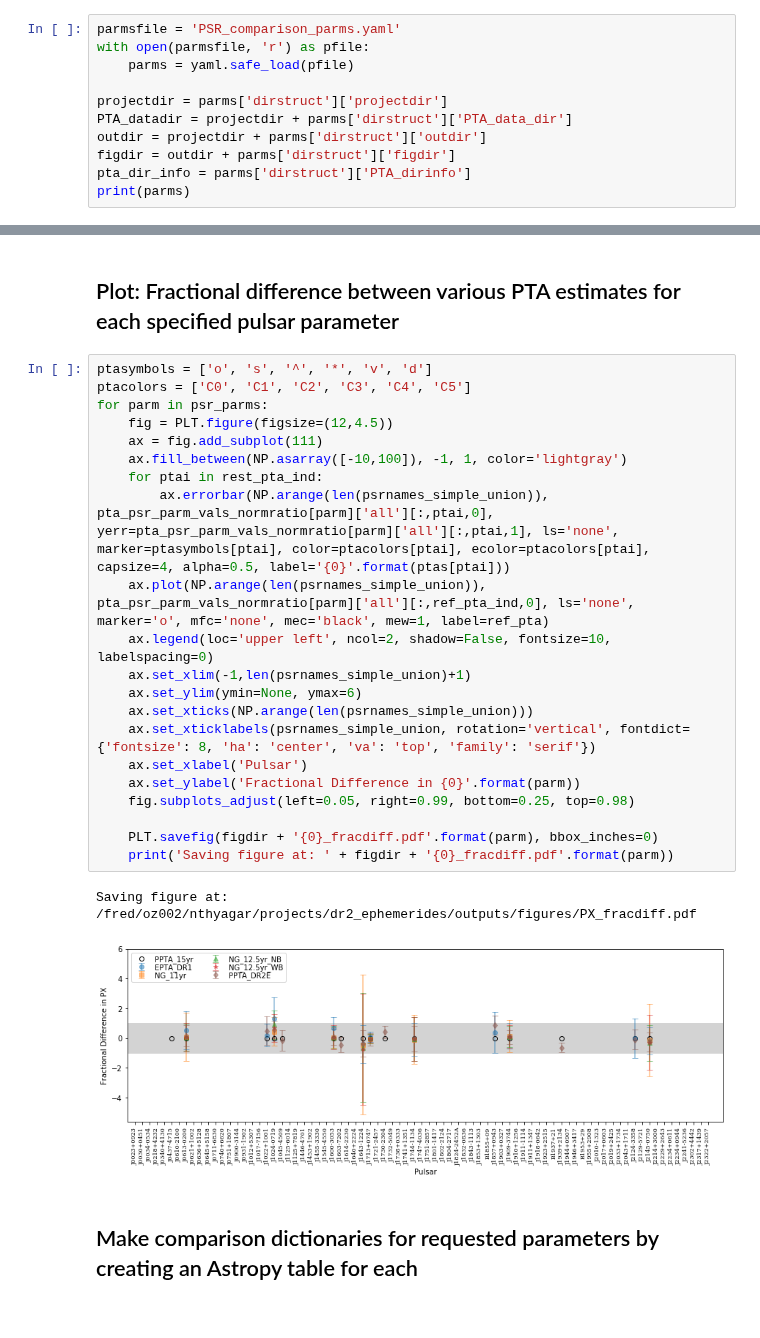
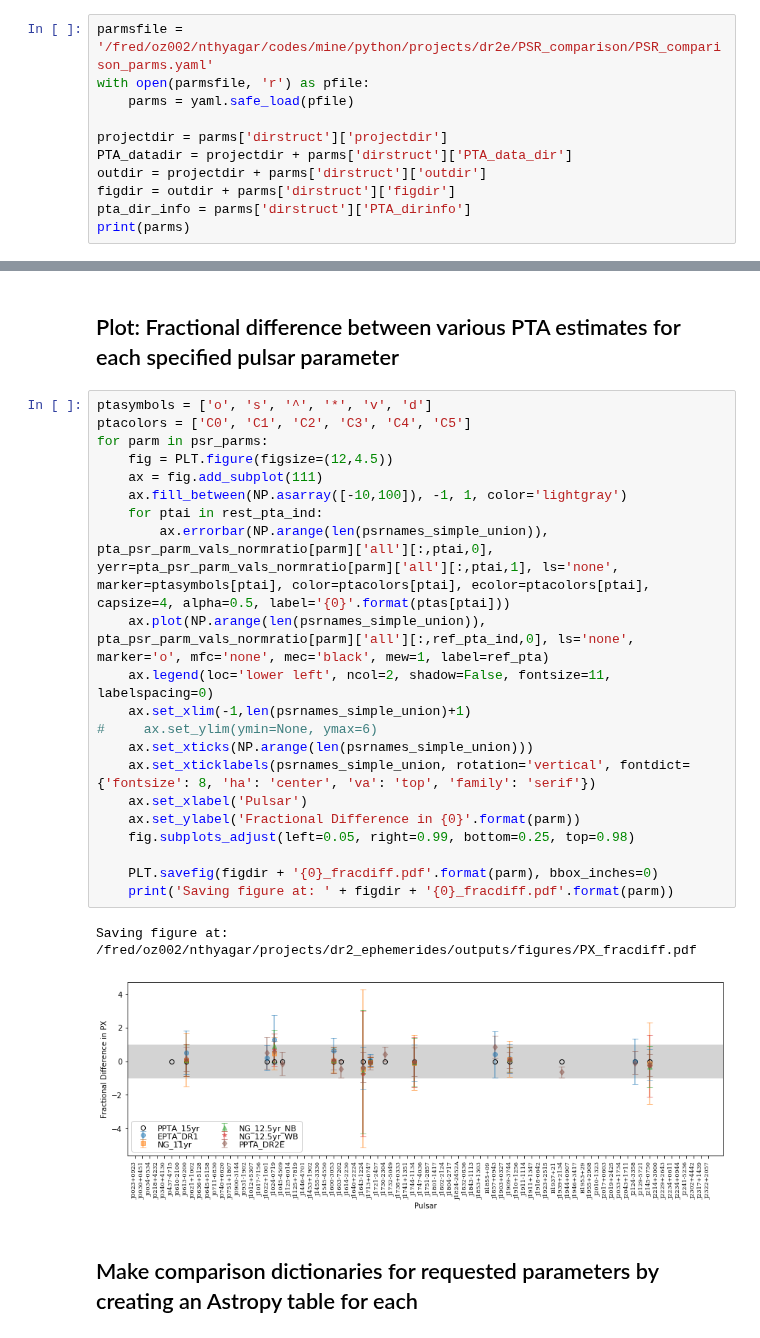
Before and after one commit to danielreardon/ppta_dr2_ephemerides, a Jupyter notebook: parameterComparisonScripts/compare_PSR_parms.ipynb, the cells around one changed output, grey strips where cells are left out. Cells and saved outputs as stored; diff of their text form.

Commit message:
Minor edits to PSR comparison notebook plot parms

```diff
--- a/parameterComparisonScripts/compare_PSR_parms.ipynb
+++ b/parameterComparisonScripts/compare_PSR_parms.ipynb
@@ -17,7 +17,7 @@ import readParFile
 # %% [markdown]
 ## Read input file containing parameters for the script
 # %%
-parmsfile = 'PSR_comparison_parms.yaml'
+parmsfile = '/fred/oz002/nthyagar/codes/mine/python/projects/dr2e/PSR_comparison/PSR_comparison_parms.yaml'
 with open(parmsfile, 'r') as pfile:
     parms = yaml.safe_load(pfile)
 
@@ -200,27 +200,27 @@ print(pta_psr_parm_vals_normratio[parm]['all'])
 # %%
 ptasymbols = ['o', 's', '^', '*', 'v', 'd']
 ptacolors = ['C0', 'C1', 'C2', 'C3', 'C4', 'C5']
 for parm in psr_parms:
     fig = PLT.figure(figsize=(12,4.5))
     ax = fig.add_subplot(111)
     ax.fill_between(NP.asarray([-10,100]), -1, 1, color='lightgray')
     for ptai in rest_pta_ind:
         ax.errorbar(NP.arange(len(psrnames_simple_union)), pta_psr_parm_vals_normratio[parm]['all'][:,ptai,0], yerr=pta_psr_parm_vals_normratio[parm]['all'][:,ptai,1], ls='none', marker=ptasymbols[ptai], color=ptacolors[ptai], ecolor=ptacolors[ptai], capsize=4, alpha=0.5, label='{0}'.format(ptas[ptai]))
     ax.plot(NP.arange(len(psrnames_simple_union)), pta_psr_parm_vals_normratio[parm]['all'][:,ref_pta_ind,0], ls='none', marker='o', mfc='none', mec='black', mew=1, label=ref_pta)
-    ax.legend(loc='upper left', ncol=2, shadow=False, fontsize=10, labelspacing=0)
+    ax.legend(loc='lower left', ncol=2, shadow=False, fontsize=11, labelspacing=0)
     ax.set_xlim(-1,len(psrnames_simple_union)+1)
-    ax.set_ylim(ymin=None, ymax=6)
+#     ax.set_ylim(ymin=None, ymax=6)
     ax.set_xticks(NP.arange(len(psrnames_simple_union)))
     ax.set_xticklabels(psrnames_simple_union, rotation='vertical', fontdict={'fontsize': 8, 'ha': 'center', 'va': 'top', 'family': 'serif'})
     ax.set_xlabel('Pulsar')
     ax.set_ylabel('Fractional Difference in {0}'.format(parm))
     fig.subplots_adjust(left=0.05, right=0.99, bottom=0.25, top=0.98)
 
     PLT.savefig(figdir + '{0}_fracdiff.pdf'.format(parm), bbox_inches=0)
     print('Saving figure at: ' + figdir + '{0}_fracdiff.pdf'.format(parm))
 # %% [output]
 Saving figure at: /fred/oz002/nthyagar/projects/dr2_ephemerides/outputs/figures/PX_fracdiff.pdf
-[figure, old version]
+[figure, new version]
 # %% [markdown]
 ## Make comparison dictionaries for requested parameters by creating an Astropy table for each
 # %%
```
